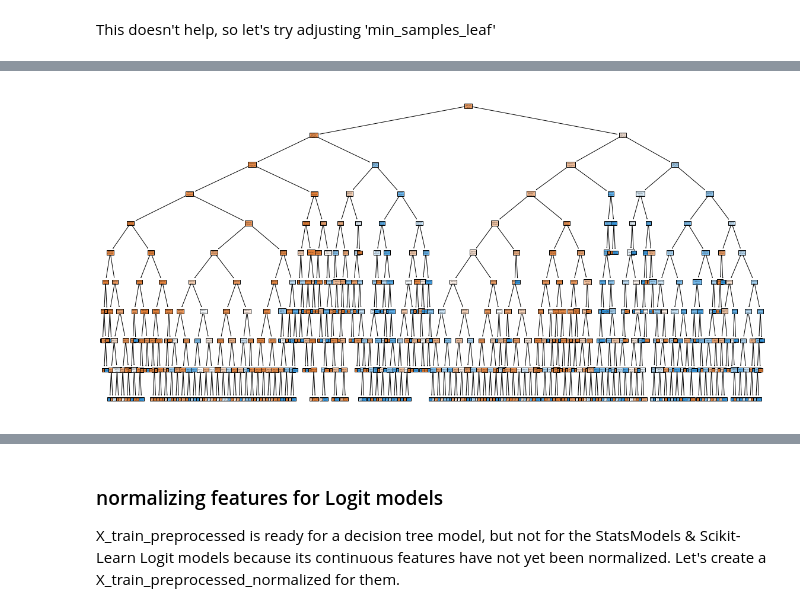
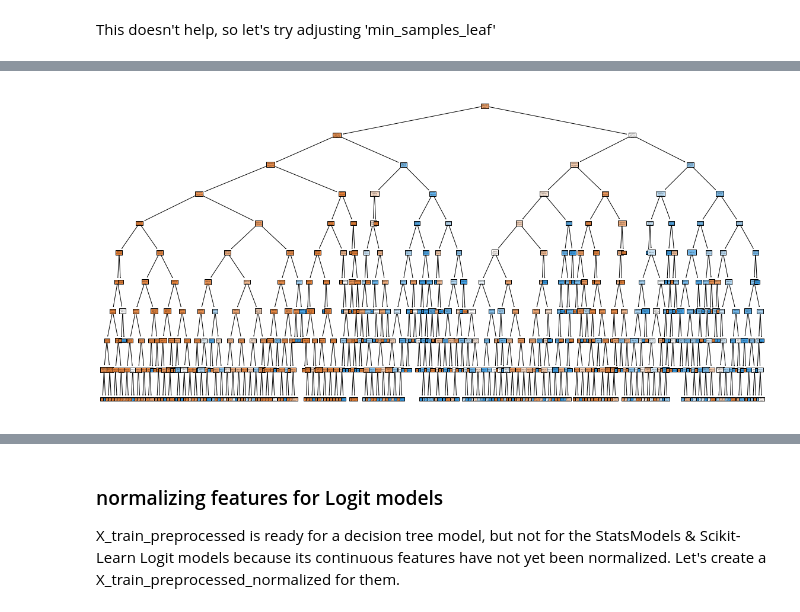
Before and after one commit to joeldmott/bank_marketing_classification_project, a Jupyter notebook: project_notebook.ipynb, the cells around one changed output, grey strips where cells are left out. Drawn from its saved outputs; the diff is of its cells as text; code cells hidden in the pictures.

```diff
--- a/project_notebook.ipynb
+++ b/project_notebook.ipynb
@@ -257,4 +217,0 @@ Before I examine the categorical columns, the date information is kind of in a g
-# %%
-fig, ax = plt.subplots()
-ax.hist(X_train['month'], bins=12)
-ax.set_title('campaign acitivity by month');
@@ -263,10 +217,0 @@ ax.set_title('campaign acitivity by month');
-# %%
-#Have to do a little legwork to resort the 'month-day' column for a histogram
-X_train_month_day_sorted = X_train['month-day'].copy()
-X_train_month_day_sorted.sort_values(inplace=True)
-#Plotting the histogram
-x_ticks_range = np.arange(1, 360, 12)
-fig, ax = plt.subplots(figsize=(25,10))
-ax.hist(X_train_month_day_sorted, bins='auto')
-ax.set_title('histogram of term deposit campaign days of the year')
-plt.xticks(x_ticks_range, rotation=45);
@@ -774,18 +688,18 @@ It looks like the best recall and AUC pairing comes with an undersampling strate
 # %%
-#Setting undersampling to 60%
-undersample = RandomUnderSampler(random_state=713, sampling_strategy={0:21084, 1:4645})
+#Setting undersampling to 50%
+undersample = RandomUnderSampler(random_state=713, sampling_strategy={0:17570, 1:4645})
 # fit and apply the transform
 X_train_preprocessed_under, y_train_under = undersample.fit_resample(X_train_preprocessed, y_train)
 #instantiate & fit the model to X_under & y_under
-clf_undersample_60 = DecisionTreeClassifier(criterion='entropy', random_state=713)
-clf_undersample_60.fit(X_train_preprocessed_under, y_train_under)
+clf_undersample_50 = DecisionTreeClassifier(criterion='entropy', random_state=713)
+clf_undersample_50.fit(X_train_preprocessed_under, y_train_under)
 
 #make predictions for our evaluation metrics
-y_pred_test_under = clf_undersample_60.predict(X_test_preprocessed)
+y_pred_test_under = clf_undersample_50.predict(X_test_preprocessed)
 
 #confirming recall score
-print('recall score when undersampling at 60%:', recall_score(y_test, y_pred_test_under))
+print('recall score when undersampling at 50%:', recall_score(y_test, y_pred_test_under))
 #confirming auc score
 fpr, tpr, thresholds = roc_curve(y_test, y_pred_test_under)
-print('AUC score when undersampling at 60%', auc(fpr, tpr))
+print('AUC score when undersampling at 50%', auc(fpr, tpr))
 # %% [output]
@@ -961,8 +864,8 @@ Alright, we have an optimal max_depth setting of 10, which results in an improve
 # %%
-clf_undersample_60_md_10 = DecisionTreeClassifier(criterion='entropy',
+clf_undersample_50_md_10 = DecisionTreeClassifier(criterion='entropy',
                                                   random_state=713,
                                                   max_depth=10)
-clf_undersample_60_md_10.fit(X_train_preprocessed_under, y_train_under)
+clf_undersample_50_md_10.fit(X_train_preprocessed_under, y_train_under)
 # %% [output]
 DecisionTreeClassifier(criterion='entropy', max_depth=10, random_state=713)
 # %%
@@ -1096,13 +990,12 @@ Next steps:
 # %%
-#Checking out the tree plot
 fig, ax = plt.subplots(figsize=(20,10))
-tree.plot_tree(clf_undersample_60_md_10,
+tree.plot_tree(clf_undersample_50_md_10,
               feature_names = X_train_preprocessed_under.columns,
               class_names = np.unique(y).astype('str'),
               filled=True)
 plt.show();
 # %% [output]
-[figure, old version]
+[figure, new version]
 # %% [markdown]
 This looks more reasonable than the Leviathan horror we saw in the baseline model's tree plot. This is still not easy to interpret, but we're more focused on predictions here, not necessarily a thorough understanding of how the model explains the data.
 
```
Also changed, not shown: parts of 145 cells of this notebook.
